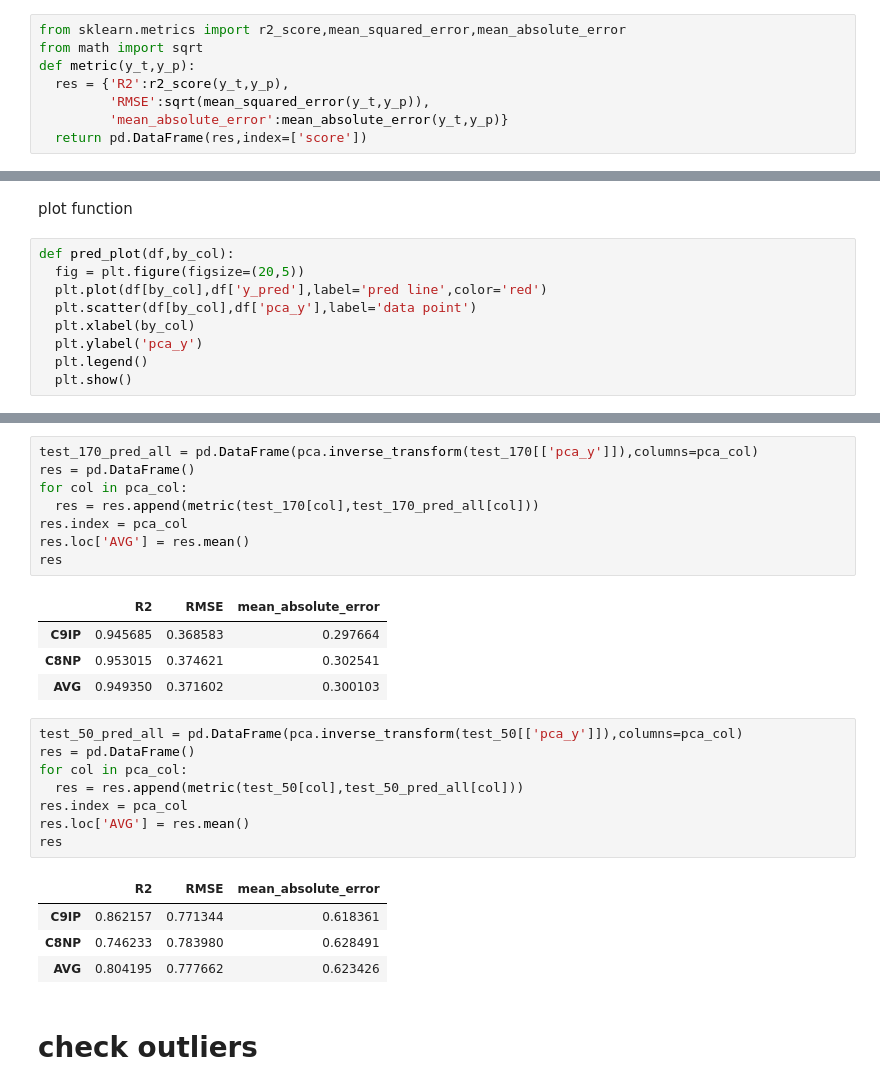
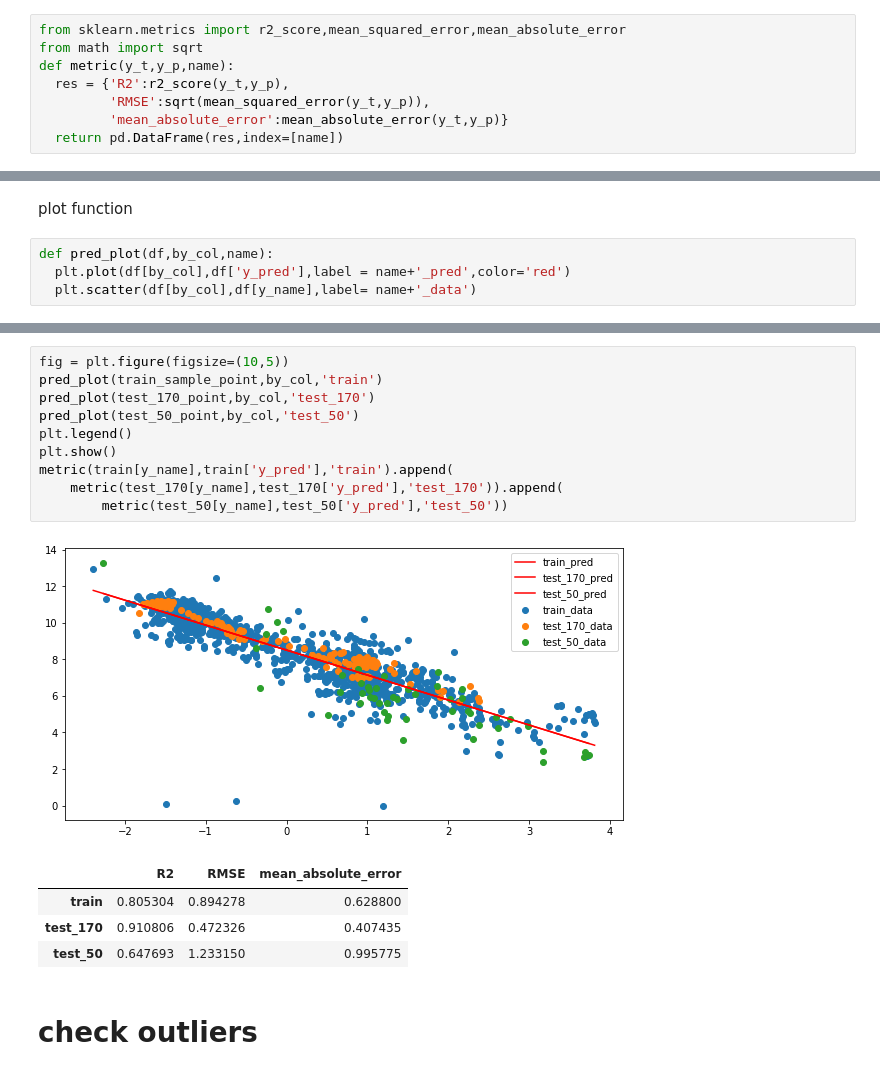
Before and after one commit to skywalker0803r/works, a Jupyter notebook: C9IP.ipynb, the cells around one changed output, grey strips where cells are left out. Drawn from its saved outputs; the diff is of its cells as text.

```diff
--- a/C9IP.ipynb
+++ b/C9IP.ipynb
@@ -106,11 +118,11 @@ train.corr().loc[['iso_x','pca_y',y_name],['iso_x','pca_y',y_name]]
 # %%
 from sklearn.metrics import r2_score,mean_squared_error,mean_absolute_error
 from math import sqrt
-def metric(y_t,y_p):
+def metric(y_t,y_p,name):
   res = {'R2':r2_score(y_t,y_p),
          'RMSE':sqrt(mean_squared_error(y_t,y_p)),
          'mean_absolute_error':mean_absolute_error(y_t,y_p)}
-  return pd.DataFrame(res,index=['score'])
+  return pd.DataFrame(res,index=[name])
 # %%
 import xgboost
 from sklearn.svm import SVR
@@ -159,11 +171,6 @@ test_50_point = test_50.sort_values(by = by_col)
 # %% [markdown]
 plot function
 # %%
-def pred_plot(df,by_col):
-  fig = plt.figure(figsize=(20,5))
-  plt.plot(df[by_col],df['y_pred'],label='pred line',color='red')
-  plt.scatter(df[by_col],df['pca_y'],label='data point')
-  plt.xlabel(by_col)
-  plt.ylabel('pca_y')
-  plt.legend()
-  plt.show()
+def pred_plot(df,by_col,name):
+  plt.plot(df[by_col],df['y_pred'],label = name+'_pred',color='red')
+  plt.scatter(df[by_col],df[y_name],label= name+'_data')
@@ -215,29 +177,19 @@ res
-# %%
-test_170_pred_all = pd.DataFrame(pca.inverse_transform(test_170[['pca_y']]),columns=pca_col)
-res = pd.DataFrame()
-for col in pca_col:
-  res = res.append(metric(test_170[col],test_170_pred_all[col]))
-res.index = pca_col
-res.loc['AVG'] = res.mean()
-res
-# %% [output]
-|  | R2 | RMSE | mean_absolute_error |
-| C9IP | 0.945685 | 0.368583 | 0.297664 |
-| C8NP | 0.953015 | 0.374621 | 0.302541 |
-| AVG | 0.949350 | 0.371602 | 0.300103 |
-# %%
-test_50_pred_all = pd.DataFrame(pca.inverse_transform(test_50[['pca_y']]),columns=pca_col)
-res = pd.DataFrame()
-for col in pca_col:
-  res = res.append(metric(test_50[col],test_50_pred_all[col]))
-res.index = pca_col
-res.loc['AVG'] = res.mean()
-res
-# %% [output]
-|  | R2 | RMSE | mean_absolute_error |
-| C9IP | 0.862157 | 0.771344 | 0.618361 |
-| C8NP | 0.746233 | 0.783980 | 0.628491 |
-| AVG | 0.804195 | 0.777662 | 0.623426 |
+# %%
+fig = plt.figure(figsize=(10,5))
+pred_plot(train_sample_point,by_col,'train')
+pred_plot(test_170_point,by_col,'test_170')
+pred_plot(test_50_point,by_col,'test_50')
+plt.legend()
+plt.show()
+metric(train[y_name],train['y_pred'],'train').append(
+    metric(test_170[y_name],test_170['y_pred'],'test_170')).append(
+        metric(test_50[y_name],test_50['y_pred'],'test_50'))
+# %% [output]
+[figure, added]
+|  | R2 | RMSE | mean_absolute_error |
+| train | 0.805304 | 0.894278 | 0.628800 |
+| test_170 | 0.910806 | 0.472326 | 0.407435 |
+| test_50 | 0.647693 | 1.233150 | 0.995775 |
 # %% [markdown]
 # check outliers
 # %%
```
Also changed, not shown: parts of 23 cells of this notebook.
